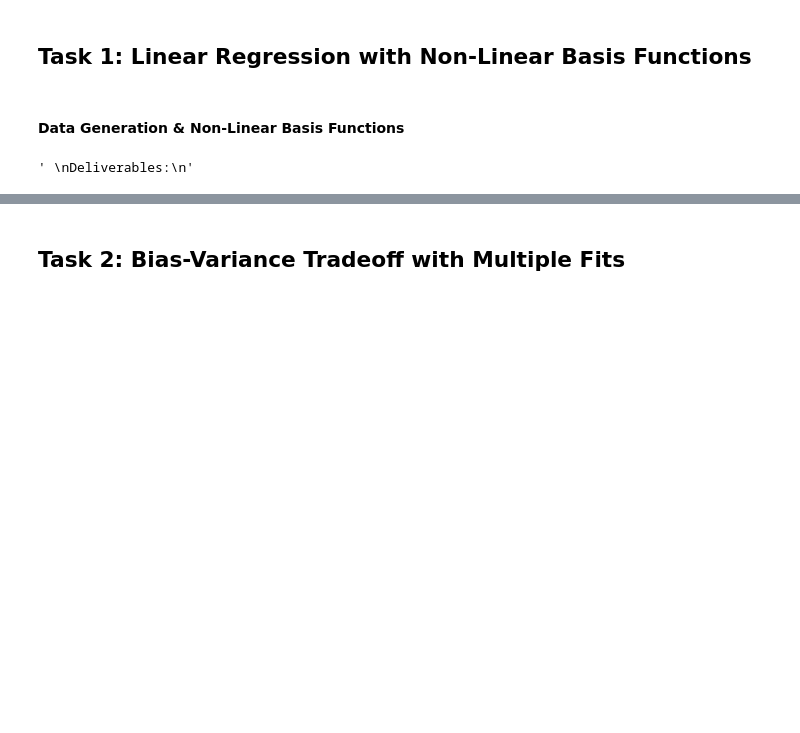
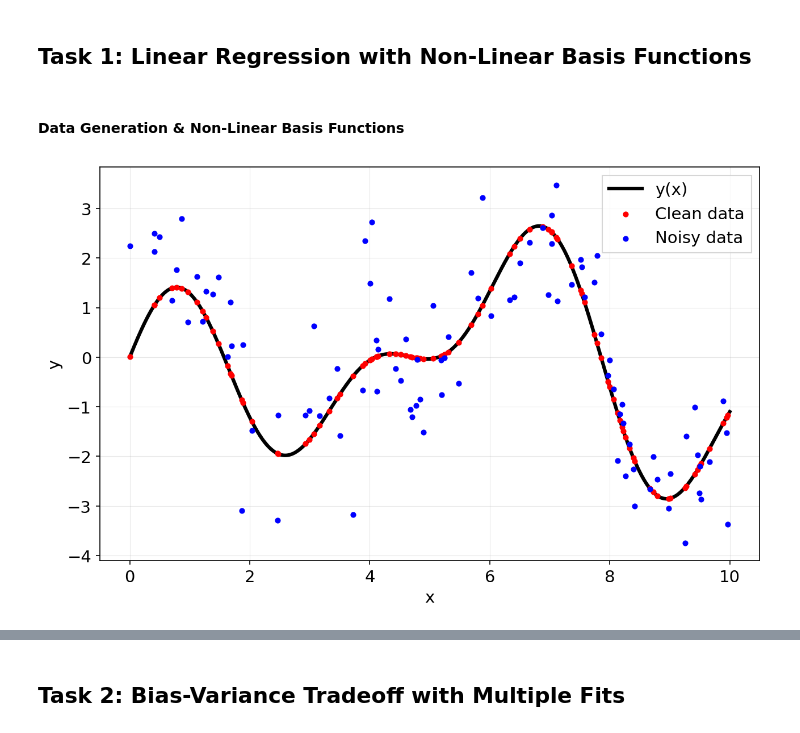
Before and after one commit to audrey352/PHYS551, a Jupyter notebook: Assignment2/A2_notebook.ipynb, the cells around one changed output, grey strips where cells are left out. Drawn from its saved outputs; the diff is of its cells as text; code cells hidden in the pictures; blank space fills up the shorter version.

```diff
--- a/Assignment2/A2_notebook.ipynb
+++ b/Assignment2/A2_notebook.ipynb
@@ -21,6 +16,29 @@ warnings.filterwarnings('ignore')
+# %%
+# define plotting parameters
+plt.rcParams['figure.figsize'] = (10, 6)
+plt.rcParams['figure.dpi'] = 150
+plt.rcParams['font.size'] = 14
+plt.rcParams['figure.facecolor'] = 'white'
+plt.rcParams['axes.facecolor'] = 'white'
+plt.rcParams['legend.fontsize'] = 'medium'
+plt.rcParams['legend.fancybox'] = False
+plt.rcParams['axes.grid'] = True
+plt.rcParams['grid.alpha'] = 0.3
+plt.rcParams['grid.linewidth'] = 0.5
 # %% [markdown]
 ## Functions & Models
 # %% [markdown]
 ### Useful Functions
+# %%
+# sum of squared errors (SSE)
+def SSE(y_true, y_pred):
+    return np.sum((y_true - y_pred)**2)
+
+# Defining y(x)
+y = lambda x, err=0: np.log(x+1) * np.cos(x) + np.sin(2*x) + err
+
+
+# Gaussian basis function
+gaussian = lambda x, mu, sigma=1: np.exp(-((x-mu)/sigma)**2)
 # %% [markdown]
 ### Model Implementations
@@ -28,13 +134,21 @@ warnings.filterwarnings('ignore')
 ## Task 1: Linear Regression with Non-Linear Basis Functions
 # %% [markdown]
 #### Data Generation & Non-Linear Basis Functions
-# %%
-"""
-Minimum Deliverables:
-• Plot of the Gaussian basis for range of generated data.
-• Plots of the fitted models for 10 different values of Gaussian basis functions (0, 5, ..., 45), showing both the noisy data and the true function.
-• A table showing the sum of squared errors (SSE) for each model on both the training and validation sets, or you could show them in your figures.
-• A brief report explaining the selection of the optimal model and your observations regarding underfitting and overfitting.
-"""
-# %% [output]
-' \nDeliverables:\n'
+# %%
+# -- 1. Generate data --
+# generate data points
+n = 100
+x = np.sort(np.random.uniform(0, 10, n))
+xs = np.sort(np.random.uniform(0, 10, n**2))
+err = np.random.randn(n)
+
+# plotting
+plt.plot(xs, y(xs), c='k', lw=3, label='y(x)')
+plt.scatter(x, y(x), c='r', s=15, zorder=5, label='Clean data')
+plt.scatter(x, y(x, err), c='b', s=15, zorder=5, label='Noisy data')
+plt.xlabel('x')
+plt.ylabel('y')
+plt.legend()
+plt.show()
+# %% [output]
+[figure, added]
```
Also changed, not shown: parts of 6 cells of this notebook.
